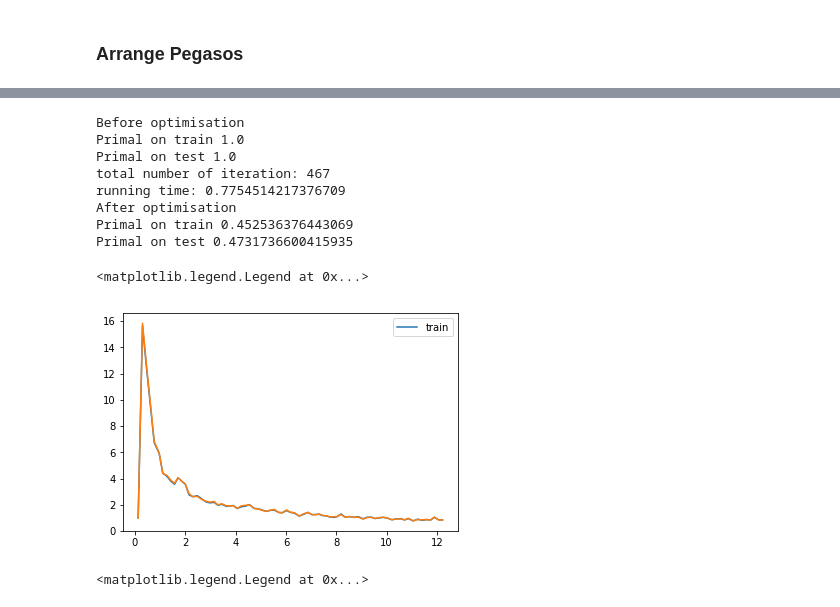
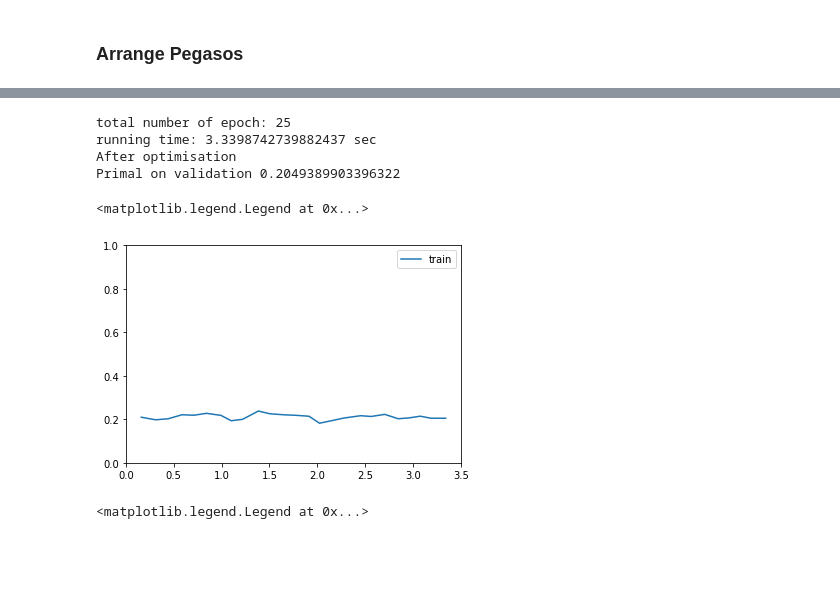
Before and after one commit to gauthier-schweitzer/soadml, a Jupyter notebook: pegasos.ipynb, the cells around one changed output, grey strips where cells are left out. Cells and saved outputs as stored; diff of their text form; code cells hidden in the pictures; blank space fills up the shorter version.

Commit message:
explain validation framework + adapt pegasos to it

```diff
--- a/pegasos.ipynb
+++ b/pegasos.ipynb
@@ -280,0 +284,6 @@ from collections import namedtuple
+# %%
+from sklearn.model_selection import train_test_split
+test_ratio = 0.2
+X_train, X_test, Y_train, Y_test = train_test_split(X, Y, test_size=test_ratio,
+                                                        shuffle=True,
+                                                        random_state = 0)
@@ -578,21 +617,17 @@ Primal on test 0.36106376659286354
-# %%
-out1 = pegasos_splitted(X,Y, lamb= 0.1,stop_thresh=0.0001)
-# %% [output]
-Before optimisation
-Primal on train 1.0
-Primal on test 1.0
-total number of iteration: 467
-running time: 0.7754514217376709
-After optimisation
-Primal on train 0.452536376443069
-Primal on test 0.4731736600415935
+# %%
+test = pegasos(X_train,Y_train, lamb= 0.01)
+# %% [output]
+total number of epoch: 25
+running time: 3.3398742739882437 sec
+After optimisation
+Primal on validation 0.2049389903396322
 # %%
-plt.plot(np.cumsum(test.rtime),test.primal_train, label = "train")
-plt.plot(np.cumsum(test.rtime),test.primal_test)
+plt.plot(np.cumsum(test.rtime),test.primal_val, label = "train")
+plt.ylim((0,1))
 plt.legend()
 # %% [output]
 <matplotlib.legend.Legend at 0x...>
-[figure, old version]
+[figure, new version]
 # %%
 plt.plot(np.cumsum(test1.rtime),test1.primal_train, label = "train")
 plt.plot(np.cumsum(test1.rtime),test1.primal_test)
```
Also changed, not shown: parts of 49 cells of this notebook.
